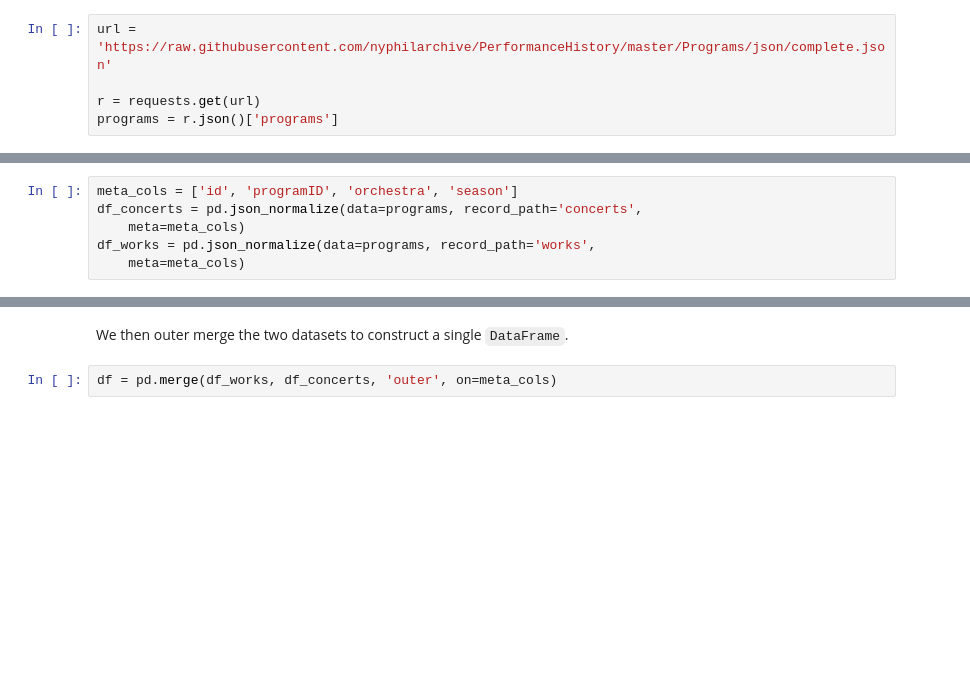
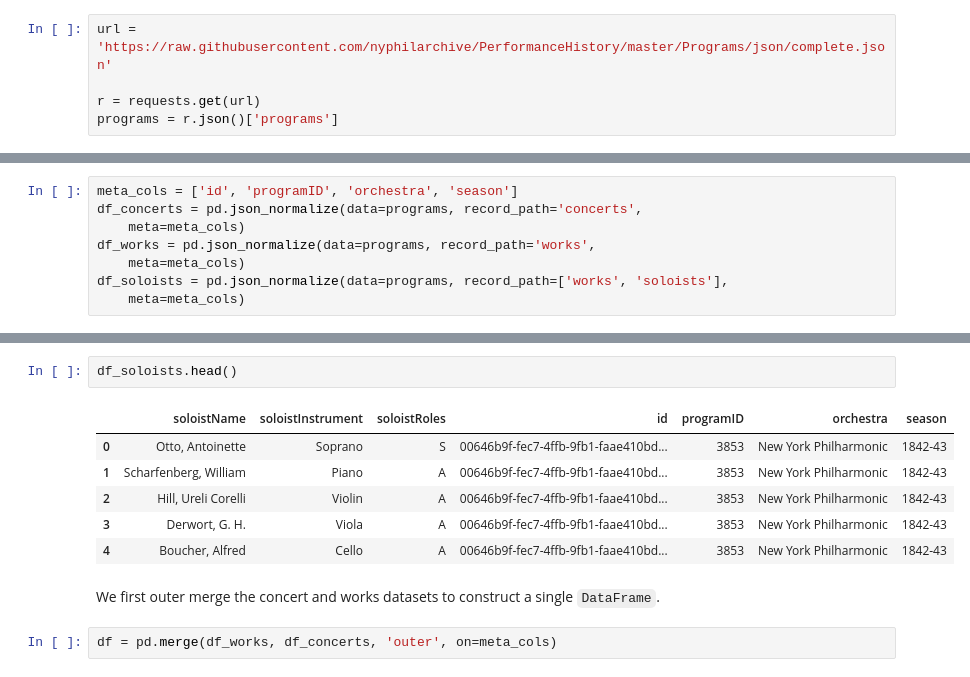
Before and after one commit to physinet/NY-Phil-EDA, a Jupyter notebook: EDA.ipynb, the cells around one changed output, grey strips where cells are left out. Drawn from its saved outputs; the diff is of its cells as text; blank space fills up the shorter version.

```diff
--- a/EDA.ipynb
+++ b/EDA.ipynb
@@ -21,3 +23,5 @@ df_concerts = pd.json_normalize(data=programs, record_path='concerts',
     meta=meta_cols)
 df_works = pd.json_normalize(data=programs, record_path='works',
     meta=meta_cols)
+df_soloists = pd.json_normalize(data=programs, record_path=['works', 'soloists'],
+    meta=meta_cols)
@@ -39,8 +34,17 @@ df_works.head()
 | 2 | 3642* | Hummel, Johann | QUINTET, PIANO, D MINOR, OP. 74 | NaN | [{'soloistName': 'Scharfenberg, W... | NaN | NaN | NaN | ... |
 | 3 | 0* | NaN | NaN | NaN | [] | NaN | Intermission | NaN | ... |
 | 4 | 8834*3 | Weber, Carl Maria Von | OBERON | Etienne, Denis G. | [] | Overture | NaN | NaN | ... |
+# %%
+df_soloists.head()
+# %% [output]
+|  | soloistName | soloistInstrument | soloistRoles | id | programID | orchestra | season |
+| 0 | Otto, Antoinette | Soprano | S | 00646b9f-fec7-4ffb-9fb1-faae410bd... | 3853 | New York Philharmonic | 1842-43 |
+| 1 | Scharfenberg, William | Piano | A | 00646b9f-fec7-4ffb-9fb1-faae410bd... | 3853 | New York Philharmonic | 1842-43 |
+| 2 | Hill, Ureli Corelli | Violin | A | 00646b9f-fec7-4ffb-9fb1-faae410bd... | 3853 | New York Philharmonic | 1842-43 |
+| 3 | Derwort, G. H. | Viola | A | 00646b9f-fec7-4ffb-9fb1-faae410bd... | 3853 | New York Philharmonic | 1842-43 |
+| 4 | Boucher, Alfred | Cello | A | 00646b9f-fec7-4ffb-9fb1-faae410bd... | 3853 | New York Philharmonic | 1842-43 |
 # %% [markdown]
-We then outer merge the two datasets to construct a single `DataFrame`.
+We first outer merge the concert and works datasets to construct a single `DataFrame`.
 # %%
 df = pd.merge(df_works, df_concerts, 'outer', on=meta_cols)
 # %%
```
Also changed, not shown: parts of 79 cells of this notebook.
